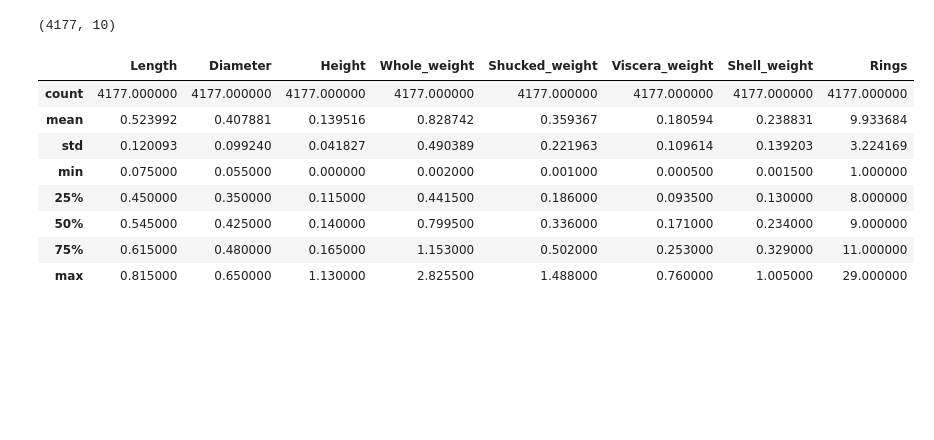
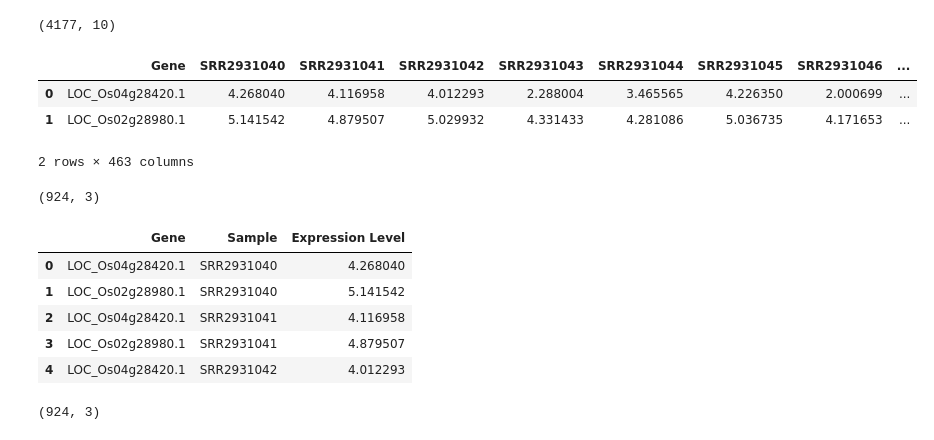
Before and after one commit to jeagle1286/Hort503, a Jupyter notebook: Assignment 10/A08-Data_Wrangling-Practice.ipynb, the cells around one changed output. Saved outputs shown, nothing was run; the diff lists cells and outputs as text; code cells hidden in the pictures; blank space fills up the shorter version.

```diff
--- a/Assignment 10/A08-Data_Wrangling-Practice.ipynb
+++ b/Assignment 10/A08-Data_Wrangling-Practice.ipynb
@@ -201,15 +201,29 @@ abalone = abalone.drop_duplicates(['Sample_ID'], keep='first')
 abalone.shape
 # %% [output]
 (4177, 10)
-# %%
-abalone.describe()
-# %% [output]
-|  | Length | Diameter | Height | Whole_weight | Shucked_weight | Viscera_weight | Shell_weight | Rings |
-| count | 4177.000000 | 4177.000000 | 4177.000000 | 4177.000000 | 4177.000000 | 4177.000000 | 4177.000000 | 4177.000000 |
-| mean | 0.523992 | 0.407881 | 0.139516 | 0.828742 | 0.359367 | 0.180594 | 0.238831 | 9.933684 |
-| std | 0.120093 | 0.099240 | 0.041827 | 0.490389 | 0.221963 | 0.109614 | 0.139203 | 3.224169 |
-| min | 0.075000 | 0.055000 | 0.000000 | 0.002000 | 0.001000 | 0.000500 | 0.001500 | 1.000000 |
-| 25% | 0.450000 | 0.350000 | 0.115000 | 0.441500 | 0.186000 | 0.093500 | 0.130000 | 8.000000 |
-| 50% | 0.545000 | 0.425000 | 0.140000 | 0.799500 | 0.336000 | 0.171000 | 0.234000 | 9.000000 |
-| 75% | 0.615000 | 0.480000 | 0.165000 | 1.153000 | 0.502000 | 0.253000 | 0.329000 | 11.000000 |
-| max | 0.815000 | 0.650000 | 1.130000 | 2.825500 | 1.488000 | 0.760000 | 1.005000 | 29.000000 |
+# %%
+dfg = pd.read_csv('data/paired_genes.txt', sep='\t')
+dfg.head(10)
+# %% [output]
+|  | Gene | SRR2931040 | SRR2931041 | SRR2931042 | SRR2931043 | SRR2931044 | SRR2931045 | SRR2931046 | ... |
+| 0 | LOC_Os04g28420.1 | 4.268040 | 4.116958 | 4.012293 | 2.288004 | 3.465565 | 4.226350 | 2.000699 | ... |
+| 1 | LOC_Os02g28980.1 | 5.141542 | 4.879507 | 5.029932 | 4.331433 | 4.281086 | 5.036735 | 4.171653 | ... |
+2 rows × 463 columns
+# %%
+dfg1.shape
+# %% [output]
+(924, 3)
+# %%
+dfg1 = pd.melt(dfg, id_vars=['Gene'], var_name='Sample', value_name='Expression Level' )
+dfg1.head()
+# %% [output]
+|  | Gene | Sample | Expression Level |
+| 0 | LOC_Os04g28420.1 | SRR2931040 | 4.268040 |
+| 1 | LOC_Os02g28980.1 | SRR2931040 | 5.141542 |
+| 2 | LOC_Os04g28420.1 | SRR2931041 | 4.116958 |
+| 3 | LOC_Os02g28980.1 | SRR2931041 | 4.879507 |
+| 4 | LOC_Os04g28420.1 | SRR2931042 | 4.012293 |
+# %%
+dfg1.shape
+# %% [output]
+(924, 3)
```
Also changed, not shown: parts of 7 cells of this notebook, 2 other files.
